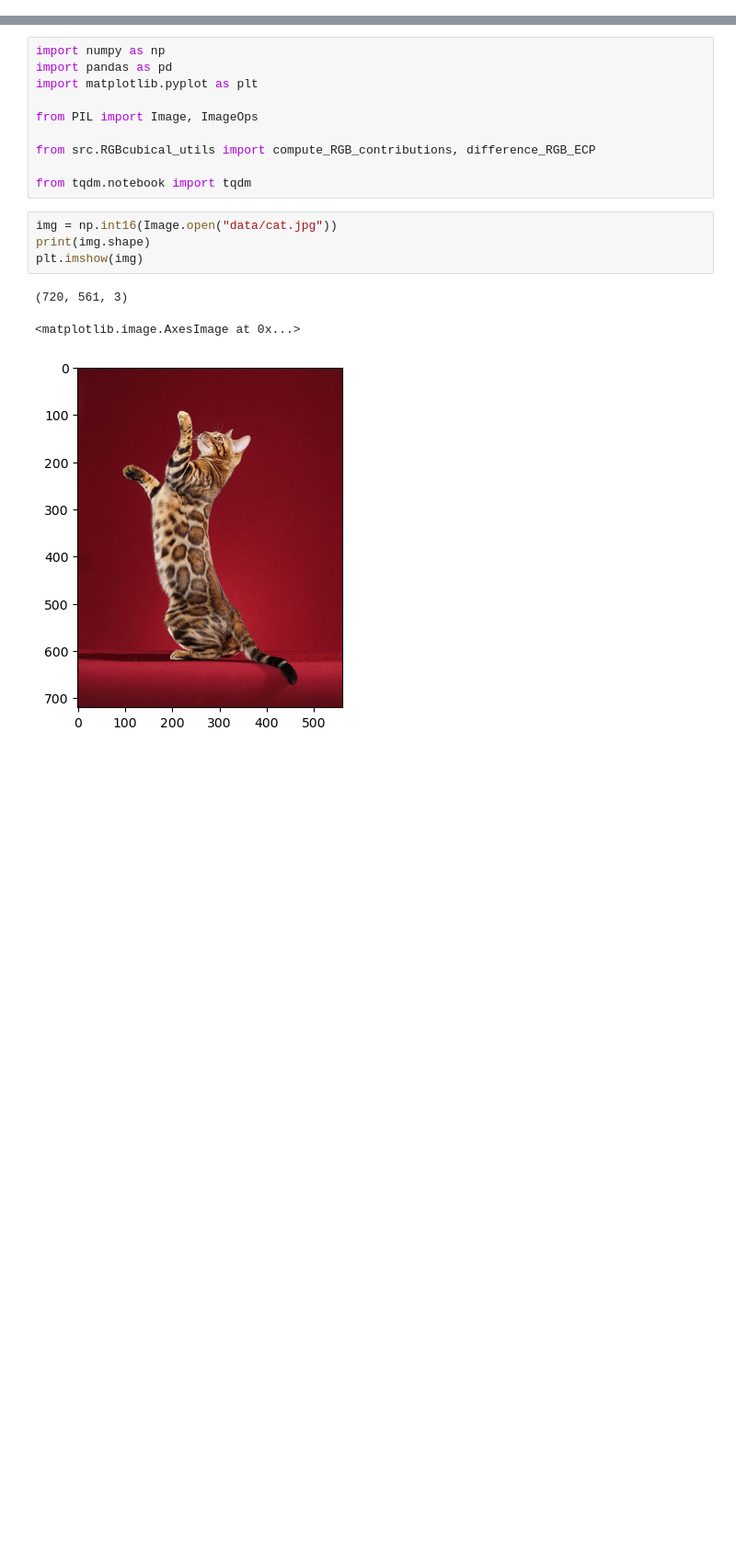
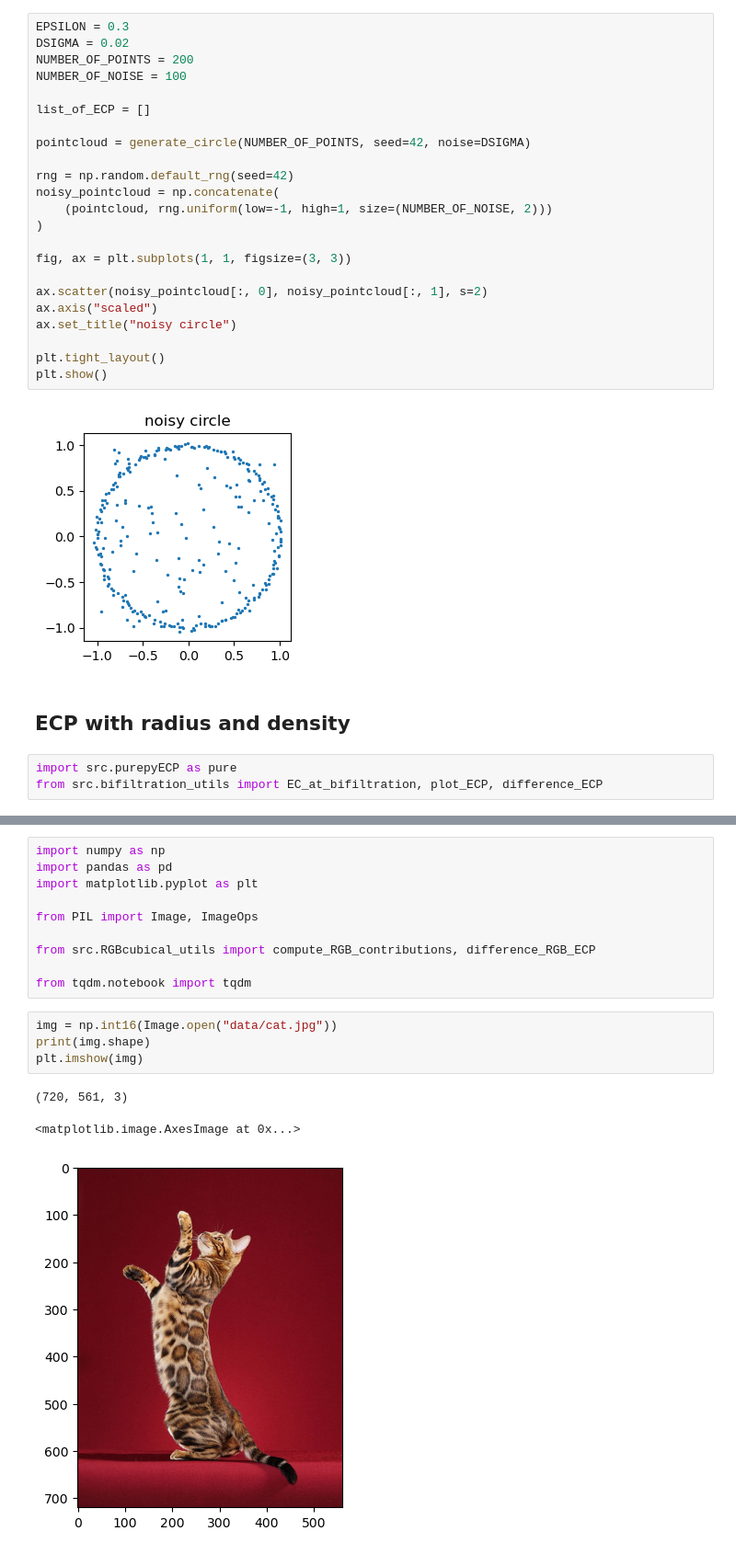
Before and after one commit to dgurnari/bifiltration-sandbox, a Jupyter notebook: create_ECP.ipynb, the cells around one changed output, grey strips where cells are left out. Shown at 92% size. Drawn from its saved outputs; the diff is of its cells as text; blank space fills up the shorter version.

```diff
--- a/create_3d_ECP.ipynb
+++ b/create_ECP.ipynb
@@ -0,0 +40,30 @@
+# %%
+EPSILON = 0.3
+DSIGMA = 0.02
+NUMBER_OF_POINTS = 200
+NUMBER_OF_NOISE = 100
+
+list_of_ECP = []
+
+pointcloud = generate_circle(NUMBER_OF_POINTS, seed=42, noise=DSIGMA)
+
+rng = np.random.default_rng(seed=42)
+noisy_pointcloud = np.concatenate(
+    (pointcloud, rng.uniform(low=-1, high=1, size=(NUMBER_OF_NOISE, 2)))
+)
+
+fig, ax = plt.subplots(1, 1, figsize=(3, 3))
+
+ax.scatter(noisy_pointcloud[:, 0], noisy_pointcloud[:, 1], s=2)
+ax.axis("scaled")
+ax.set_title("noisy circle")
+
+plt.tight_layout()
+plt.show()
+# %% [output]
+[figure, added]
+# %% [markdown]
+## ECP with radius and density
+# %%
+import src.purepyECP as pure
+from src.bifiltration_utils import EC_at_bifiltration, plot_ECP, difference_ECP
```
Also changed, not shown: parts of 21 cells of this notebook, 47 other files.
